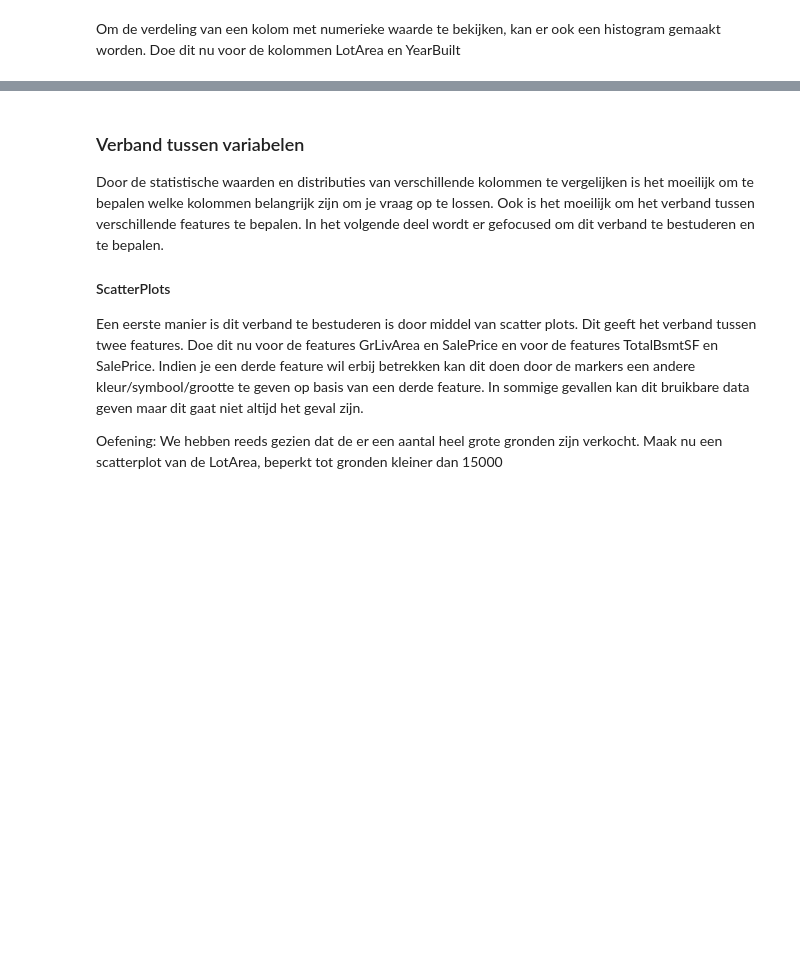
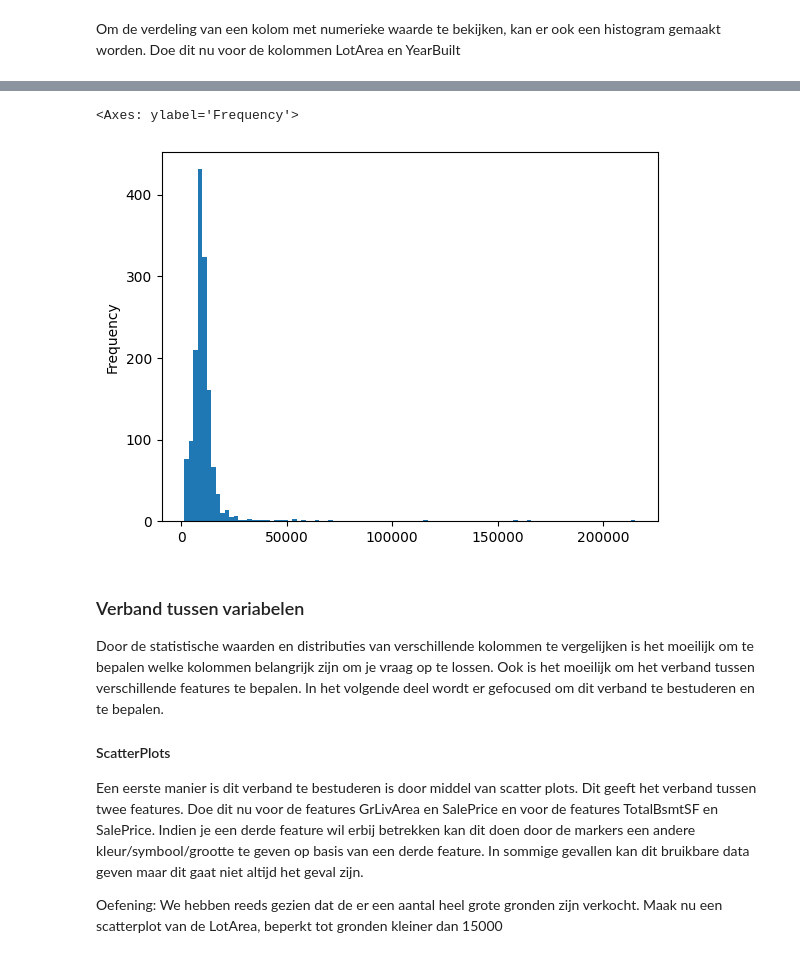
Before and after one commit to Data-Science-2425/Leerstof, a Jupyter notebook: Week 3/03_DataExploration.ipynb, the cells around one changed output, grey strips where cells are left out. Cells and saved outputs as stored; diff of their text form; code cells hidden in the pictures; blank space fills up the shorter version.

```diff
--- a/Week 3/03_DataExploration.ipynb
+++ b/Week 3/03_DataExploration.ipynb
@@ -203,3 +244,8 @@ Doe dit nu voor de kolommen LotArea en YearBuilt
+# %%
+numerieke_data.LotArea.plot.hist(bins=100)
+# %% [output]
+<Axes: ylabel='Frequency'>
+[figure, added]
 # %% [markdown]
 ### Verband tussen variabelen
 
```
Also changed, not shown: parts of 20 cells of this notebook, 1 other file.
